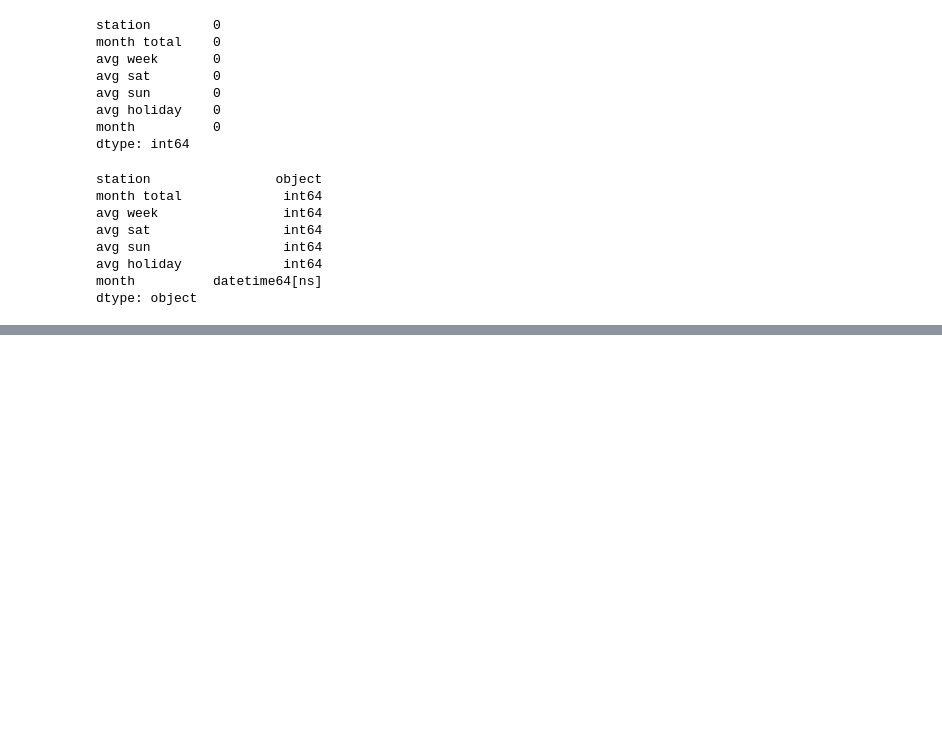
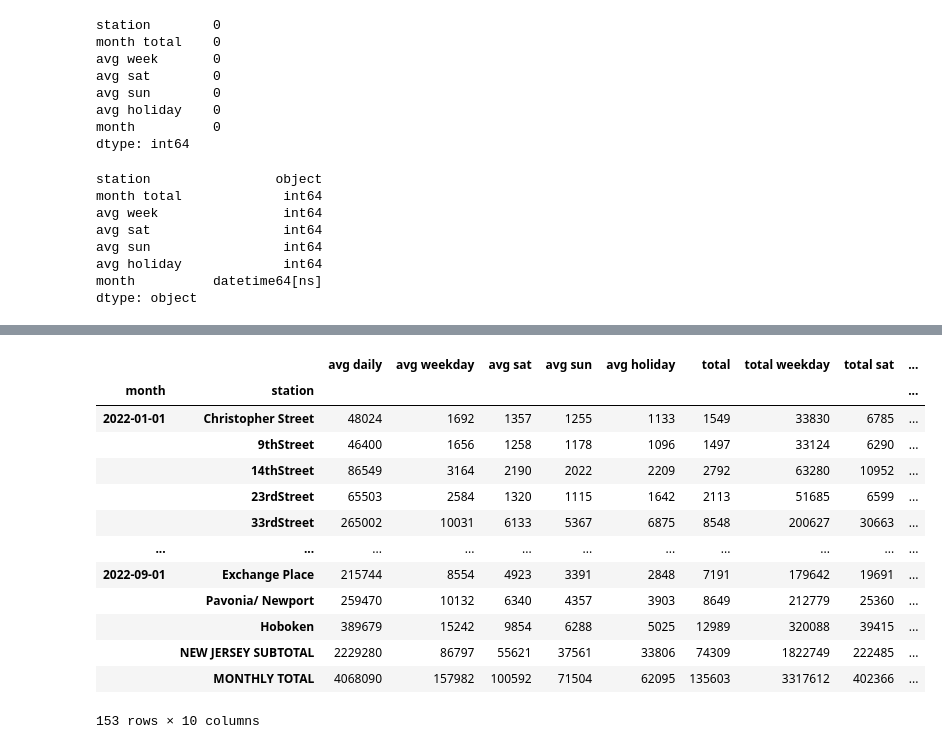
Before and after one commit to hudcostreets/hudson-transit, a Jupyter notebook: monthly.ipynb, the cells around one changed output, grey strips where cells are left out. Drawn from its saved outputs; the diff is of its cells as text; code cells hidden in the pictures; blank space fills up the shorter version.

```diff
--- a/monthly.ipynb
+++ b/monthly.ipynb
@@ -297,0 +165,12 @@ r[3]
+# %%
+sums = pd.concat([
+    df.assign(date=to_dt(f'2022-{page}'))
+    for page, dfs in pages.items()
+    for df in dfs[2:]
+])
+sums.columns = cols2 + ['month']
+sums = sums.assign(**{
+    k: sums[k].astype(str).str.replace(',', '').astype(int)
+    for k in cols2[1:]
+})
+sums
@@ -297,0 +213,22 @@ r[3]
+# %%
+df = sxs(
+    avgs.set_index(['month', 'station']),
+    sums.set_index(['month', 'station']),
+)
+df.columns = [cols2[1]] + cols1[2:] + [cols1[1]] + cols2[2:]
+df
+# %% [output]
+|  |  | avg daily | avg weekday | avg sat | avg sun | avg holiday | total | total weekday | total sat | ... |
+| month | station |  |  |  |  |  |  |  |  | ... |
+| 2022-01-01 | Christopher Street | 48024 | 1692 | 1357 | 1255 | 1133 | 1549 | 33830 | 6785 | ... |
+|  | 9thStreet | 46400 | 1656 | 1258 | 1178 | 1096 | 1497 | 33124 | 6290 | ... |
+|  | 14thStreet | 86549 | 3164 | 2190 | 2022 | 2209 | 2792 | 63280 | 10952 | ... |
+|  | 23rdStreet | 65503 | 2584 | 1320 | 1115 | 1642 | 2113 | 51685 | 6599 | ... |
+|  | 33rdStreet | 265002 | 10031 | 6133 | 5367 | 6875 | 8548 | 200627 | 30663 | ... |
+| ... | ... | ... | ... | ... | ... | ... | ... | ... | ... | ... |
+| 2022-09-01 | Exchange Place | 215744 | 8554 | 4923 | 3391 | 2848 | 7191 | 179642 | 19691 | ... |
+|  | Pavonia/ Newport | 259470 | 10132 | 6340 | 4357 | 3903 | 8649 | 212779 | 25360 | ... |
+|  | Hoboken | 389679 | 15242 | 9854 | 6288 | 5025 | 12989 | 320088 | 39415 | ... |
+|  | NEW JERSEY SUBTOTAL | 2229280 | 86797 | 55621 | 37561 | 33806 | 74309 | 1822749 | 222485 | ... |
+|  | MONTHLY TOTAL | 4068090 | 157982 | 100592 | 71504 | 62095 | 135603 | 3317612 | 402366 | ... |
+153 rows × 10 columns
```
Also changed, not shown: parts of 23 cells of this notebook, 2 other files.
